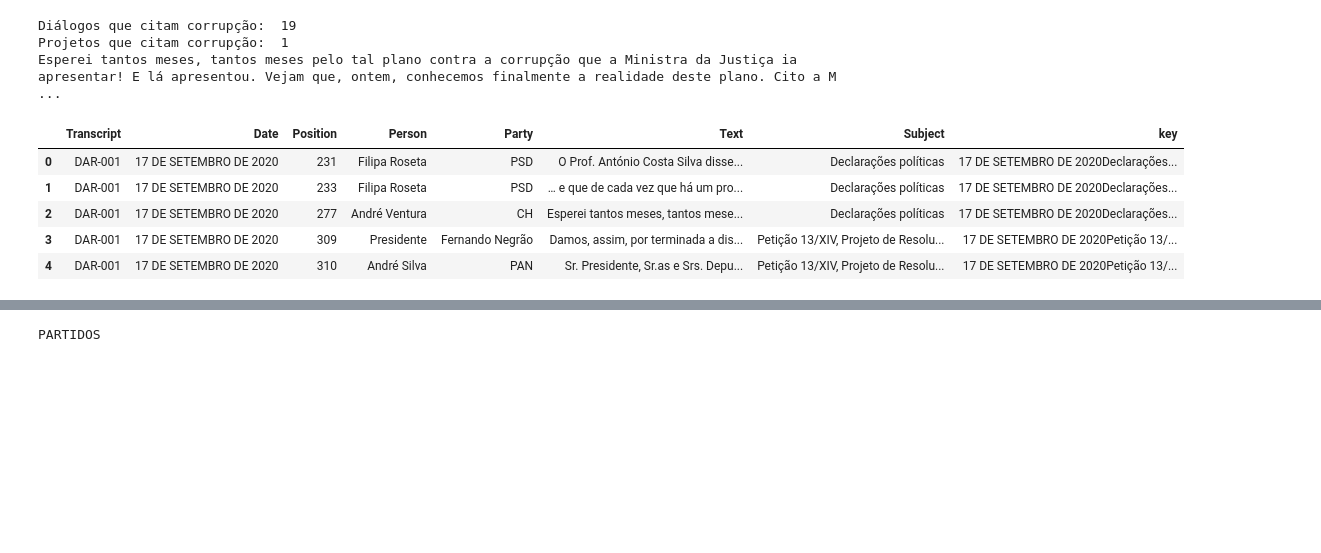
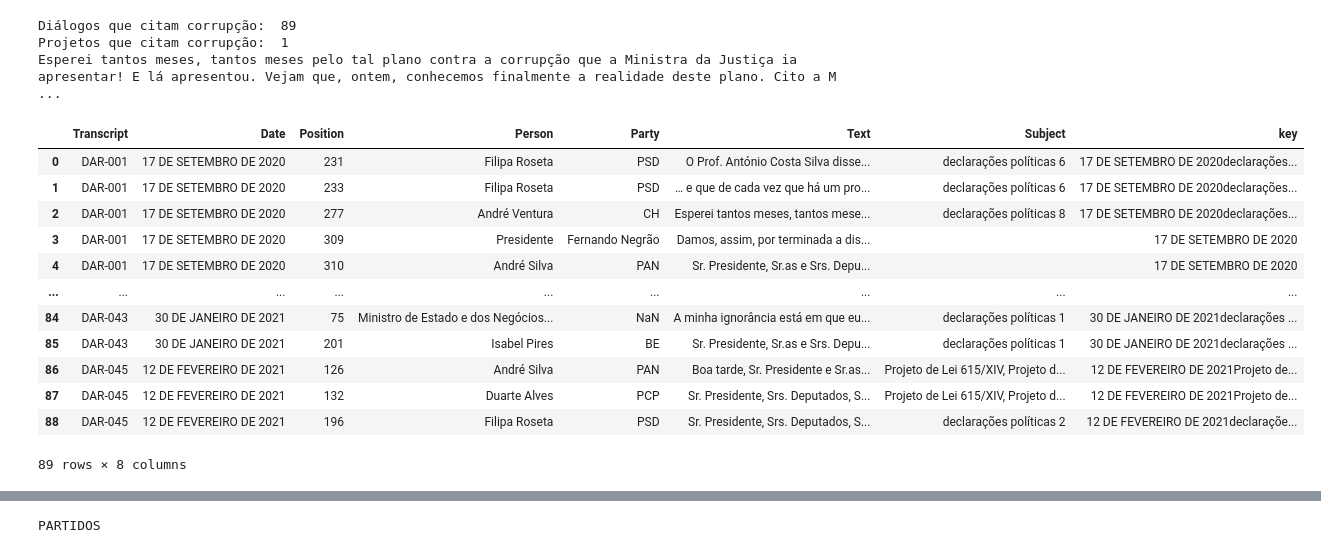
Before and after one commit to aseidelo/NLPolitica, a Jupyter notebook: notebooks/coruption_citations.ipynb, the cells around one changed output, grey strips where cells are left out. Saved outputs shown, nothing was run; the diff lists cells and outputs as text; code cells hidden in the pictures; blank space fills up the shorter version.

Commit message:
adiciona um detector simples de assunto de cada fala nos dialogos

```diff
--- a/notebooks/coruption_citations.ipynb
+++ b/notebooks/coruption_citations.ipynb
@@ -6,7 +6,7 @@ import re
 
 data_path = '../data/'
 projects_file = 'projetos_assembleia.csv'
-dialogs_file = 'dialog_lines_with_discussion_topics_EXAMPLE.csv'
+dialogs_file = 'dialog_lines_database.csv'
 #corruption_words = ['corrupto', 'corrupta', 'corrupção']
 corruption_words = ['corrup']
 # %%
@@ -51,0 +43,29 @@ dialogs.head()
+# %%
+subjects = []
+last_subject = 'declarações políticas 0'
+last_transcript = 'DAR-001'
+j = 1
+for i in range(len(dialogs['Text'])):
+    name = dialogs['Person'][i]
+    text = dialogs['Text'][i]
+    transcript = dialogs['Transcript'][i]
+    if(transcript != last_transcript):
+        j = 0
+        last_transcript = transcript
+    lower_text = text.lower()
+    if name == 'Presidente':
+        if('declaraç' in lower_text):
+            last_subject = 'declarações políticas {}'.format(j)
+            j = j + 1
+        elif ('projeto de ' in lower_text and '/' in lower_text):
+            positions = [m.start() for m in re.finditer('Projeto de', text)]
+            last_subject = ''
+            k = 0
+            for position in positions:
+                if (k == 0):
+                    last_subject = text[position:text.find('/', position)+4].replace('n.º ', '')
+                last_subject = last_subject + ', ' + text[position:text.find('/', position)+4].replace('n.º ', '')
+                k = k + 1
+    subjects.append(last_subject)
+dialogs['Subject'] = subjects
+dialogs
@@ -62,40 +96,47 @@ def get_citations(data_frame, fields, words):
     positions = find_words(data_frame, fields, words)
     out_list = [] # pd.DataFrame(columns = data_frame.columns)
     i = 0
     for ind in positions.index:
         has_found = False
         for field_word in positions:
             if (positions[field_word][ind] != -1):
                 has_found = True
                 break
         if(has_found):
             #print(data_frame.iloc[ind].values)
             out_list.append(data_frame.iloc[ind].values)
             i = i + 1
     return pd.DataFrame(out_list, columns = data_frame.columns)
 
 dialogs_with_corruption_citations = get_citations(dialogs, ['Text'], corruption_words)
 projects_with_corruption_citations = get_citations(projects, ['description'], corruption_words)
 
 print('Diálogos que citam corrupção: ', len(dialogs_with_corruption_citations))
 print('Projetos que citam corrupção: ', len(projects_with_corruption_citations))
 
 print(dialogs_with_corruption_citations['Text'][2])
-dialogs_with_corruption_citations.head()
+dialogs_with_corruption_citations
 
 #for line in lines:
 #    print(line)
 #    print('------------')
 # %% [output]
-Diálogos que citam corrupção:  19
+Diálogos que citam corrupção:  89
 Projetos que citam corrupção:  1
 Esperei tantos meses, tantos meses pelo tal plano contra a corrupção que a Ministra da Justiça ia apresentar! E lá apresentou. Vejam que, ontem, conhecemos finalmente a realidade deste plano. Cito a M ...
 |  | Transcript | Date | Position | Person | Party | Text | Subject | key |
-| 0 | DAR-001 | 17 DE SETEMBRO DE 2020 | 231 | Filipa Roseta | PSD | O Prof. António Costa Silva disse... | Declarações políticas | 17 DE SETEMBRO DE 2020Declarações... |
-| 1 | DAR-001 | 17 DE SETEMBRO DE 2020 | 233 | Filipa Roseta | PSD | … e que de cada vez que há um pro... | Declarações políticas | 17 DE SETEMBRO DE 2020Declarações... |
-| 2 | DAR-001 | 17 DE SETEMBRO DE 2020 | 277 | André Ventura | CH | Esperei tantos meses, tantos mese... | Declarações políticas | 17 DE SETEMBRO DE 2020Declarações... |
-| 3 | DAR-001 | 17 DE SETEMBRO DE 2020 | 309 | Presidente | Fernando Negrão | Damos, assim, por terminada a dis... | Petição 13/XIV, Projeto de Resolu... | 17 DE SETEMBRO DE 2020Petição 13/... |
-| 4 | DAR-001 | 17 DE SETEMBRO DE 2020 | 310 | André Silva | PAN | Sr. Presidente, Sr.as e Srs. Depu... | Petição 13/XIV, Projeto de Resolu... | 17 DE SETEMBRO DE 2020Petição 13/... |
+| 0 | DAR-001 | 17 DE SETEMBRO DE 2020 | 231 | Filipa Roseta | PSD | O Prof. António Costa Silva disse... | declarações políticas 6 | 17 DE SETEMBRO DE 2020declarações... |
+| 1 | DAR-001 | 17 DE SETEMBRO DE 2020 | 233 | Filipa Roseta | PSD | … e que de cada vez que há um pro... | declarações políticas 6 | 17 DE SETEMBRO DE 2020declarações... |
+| 2 | DAR-001 | 17 DE SETEMBRO DE 2020 | 277 | André Ventura | CH | Esperei tantos meses, tantos mese... | declarações políticas 8 | 17 DE SETEMBRO DE 2020declarações... |
+| 3 | DAR-001 | 17 DE SETEMBRO DE 2020 | 309 | Presidente | Fernando Negrão | Damos, assim, por terminada a dis... |  | 17 DE SETEMBRO DE 2020 |
+| 4 | DAR-001 | 17 DE SETEMBRO DE 2020 | 310 | André Silva | PAN | Sr. Presidente, Sr.as e Srs. Depu... |  | 17 DE SETEMBRO DE 2020 |
+| ... | ... | ... | ... | ... | ... | ... | ... | ... |
+| 84 | DAR-043 | 30 DE JANEIRO DE 2021 | 75 | Ministro de Estado e dos Negócios... | NaN | A minha ignorância está em que eu... | declarações políticas 1 | 30 DE JANEIRO DE 2021declarações ... |
+| 85 | DAR-043 | 30 DE JANEIRO DE 2021 | 201 | Isabel Pires | BE | Sr. Presidente, Sr.as e Srs. Depu... | declarações políticas 1 | 30 DE JANEIRO DE 2021declarações ... |
+| 86 | DAR-045 | 12 DE FEVEREIRO DE 2021 | 126 | André Silva | PAN | Boa tarde, Sr. Presidente e Sr.as... | Projeto de Lei 615/XIV, Projeto d... | 12 DE FEVEREIRO DE 2021Projeto de... |
+| 87 | DAR-045 | 12 DE FEVEREIRO DE 2021 | 132 | Duarte Alves | PCP | Sr. Presidente, Srs. Deputados, S... | Projeto de Lei 615/XIV, Projeto d... | 12 DE FEVEREIRO DE 2021Projeto de... |
+| 88 | DAR-045 | 12 DE FEVEREIRO DE 2021 | 196 | Filipa Roseta | PSD | Sr. Presidente, Srs. Deputados, S... | declarações políticas 2 | 12 DE FEVEREIRO DE 2021declaraçõe... |
+89 rows × 8 columns
 # %%
 def get_related(full_dataframe, citation_dataframe, key_fields):
     citation_dataframe['key'] = citation_dataframe[key_fields[0]]
```
Also changed, not shown: parts of 8 cells of this notebook.
